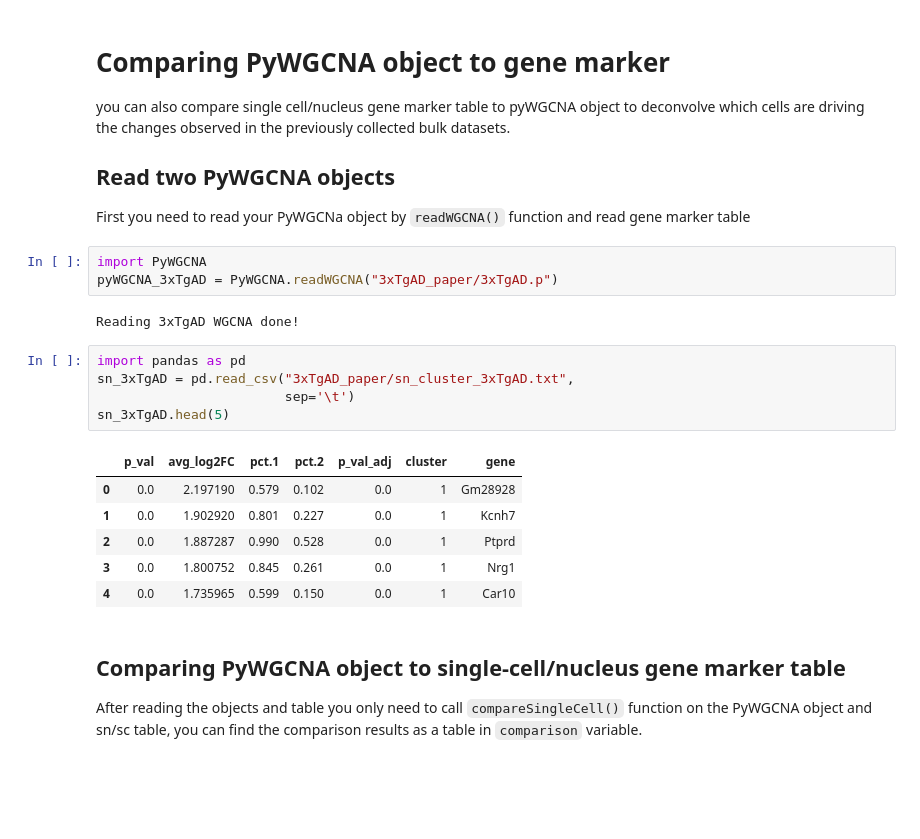
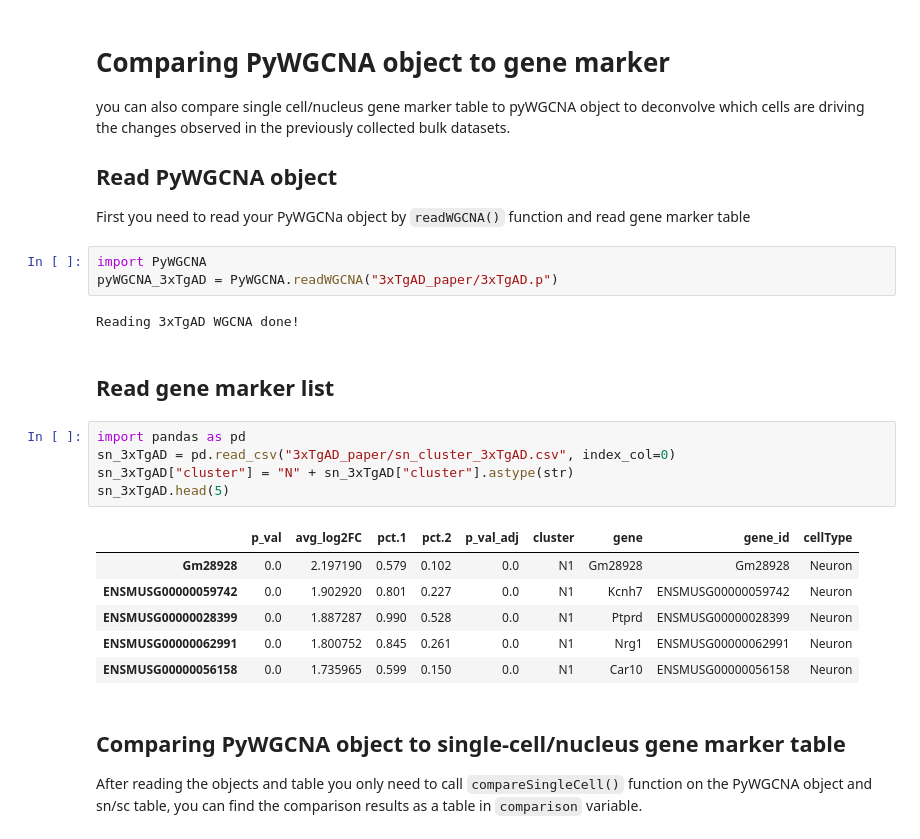
Before and after one commit to mortazavilab/PyWGCNA, a Jupyter notebook: tutorials/Comparison_PyWGCAN_geneMarker.ipynb, the cells around one changed output. Saved outputs shown, nothing was run; the diff lists cells and outputs as text; blank space fills up the shorter version.

```diff
--- a/tutorials/Comparison_PyWGCAN_geneMarker.ipynb
+++ b/tutorials/Comparison_PyWGCAN_geneMarker.ipynb
@@ -2,25 +2,27 @@
 # Comparing PyWGCNA object to gene marker
 you can also compare single cell/nucleus gene marker table to pyWGCNA object to deconvolve which cells are driving the changes observed in the previously collected bulk datasets.
 
-## Read two PyWGCNA objects
+## Read PyWGCNA object
 First you need to read your PyWGCNa object by `readWGCNA()` function and read gene marker table
 # %%
 import PyWGCNA
 pyWGCNA_3xTgAD = PyWGCNA.readWGCNA("3xTgAD_paper/3xTgAD.p")
 # %% [output]
 Reading 3xTgAD WGCNA done!
+# %% [markdown]
+## Read gene marker list
 # %%
 import pandas as pd
-sn_3xTgAD = pd.read_csv("3xTgAD_paper/sn_cluster_3xTgAD.txt",
-                        sep='\t')
+sn_3xTgAD = pd.read_csv("3xTgAD_paper/sn_cluster_3xTgAD.csv", index_col=0)
+sn_3xTgAD["cluster"] = "N" + sn_3xTgAD["cluster"].astype(str)
 sn_3xTgAD.head(5)
 # %% [output]
-|  | p_val | avg_log2FC | pct.1 | pct.2 | p_val_adj | cluster | gene |
-| 0 | 0.0 | 2.197190 | 0.579 | 0.102 | 0.0 | 1 | Gm28928 |
-| 1 | 0.0 | 1.902920 | 0.801 | 0.227 | 0.0 | 1 | Kcnh7 |
-| 2 | 0.0 | 1.887287 | 0.990 | 0.528 | 0.0 | 1 | Ptprd |
-| 3 | 0.0 | 1.800752 | 0.845 | 0.261 | 0.0 | 1 | Nrg1 |
-| 4 | 0.0 | 1.735965 | 0.599 | 0.150 | 0.0 | 1 | Car10 |
+|  | p_val | avg_log2FC | pct.1 | pct.2 | p_val_adj | cluster | gene | gene_id | cellType |
+| Gm28928 | 0.0 | 2.197190 | 0.579 | 0.102 | 0.0 | N1 | Gm28928 | Gm28928 | Neuron |
+| ENSMUSG00000059742 | 0.0 | 1.902920 | 0.801 | 0.227 | 0.0 | N1 | Kcnh7 | ENSMUSG00000059742 | Neuron |
+| ENSMUSG00000028399 | 0.0 | 1.887287 | 0.990 | 0.528 | 0.0 | N1 | Ptprd | ENSMUSG00000028399 | Neuron |
+| ENSMUSG00000062991 | 0.0 | 1.800752 | 0.845 | 0.261 | 0.0 | N1 | Nrg1 | ENSMUSG00000062991 | Neuron |
+| ENSMUSG00000056158 | 0.0 | 1.735965 | 0.599 | 0.150 | 0.0 | N1 | Car10 | ENSMUSG00000056158 | Neuron |
 # %% [markdown]
 ## Comparing PyWGCNA object to single-cell/nucleus gene marker table
 After reading the objects and table you only need to call `compareSingleCell()` function on the PyWGCNA object and sn/sc table, you can find the comparison results as a table in `comparison` variable.
```
Also changed, not shown: parts of 5 cells of this notebook, 9 other files.
